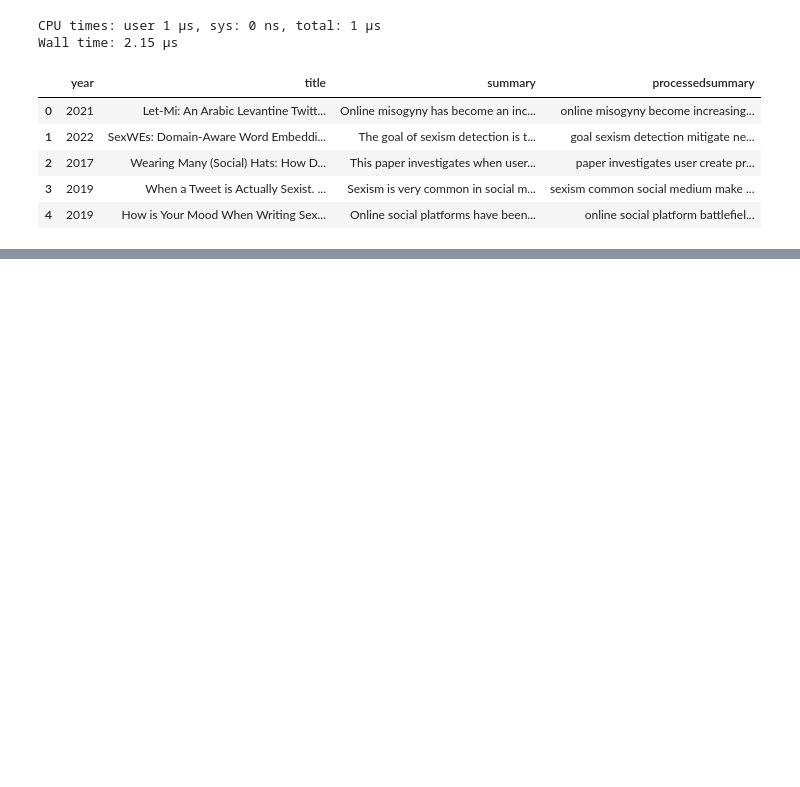
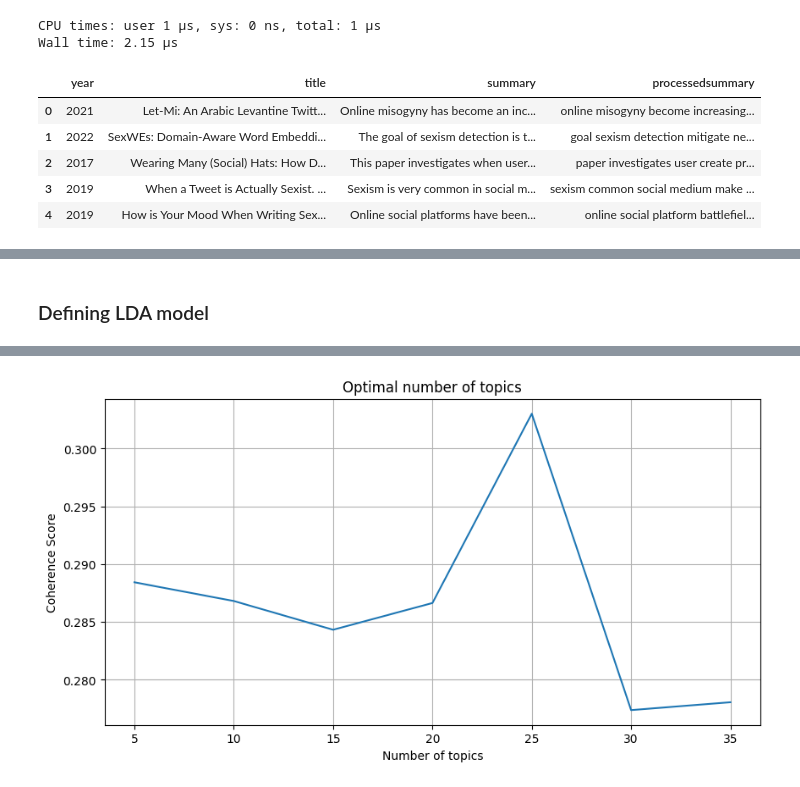
Before and after one commit to booktrackerGirl/Data-wrangling-and-analysis, a Jupyter notebook: Goggle Scholar Search/arXiv_analysis.ipynb, the cells around one changed output, grey strips where cells are left out. Drawn from its saved outputs; the diff is of its cells as text; code cells hidden in the pictures; blank space fills up the shorter version.

```diff
--- a/Goggle Scholar Search/arXiv_analysis.ipynb
+++ b/Goggle Scholar Search/arXiv_analysis.ipynb
@@ -322,0 +340,18 @@ Wall time: 2.15 µs
+# %%
+%time
+yDf = data[['year', 'title', 'tokens']].copy()
+
+bigram = gensim.models.Phrases(yDf['tokens'], min_count=5, threshold=100)
+bigramModel = gensim.models.phrases.Phraser(bigram)
+
+yDf['bigramTokens'] = yDf['tokens'].progress_map(lambda tokens: bigramModel[tokens])
+
+# Creating Dictionary
+id2word = Dictionary(yDf['bigramTokens'])
+
+# Creating Corpus
+texts = yDf['bigramTokens'].tolist()
+dictionary = Dictionary(texts)
+
+# Term Document Frequency
+corpus = [id2word.doc2bow(text) for text in texts]
@@ -322,0 +361,61 @@ Wall time: 2.15 µs
+# %% [markdown]
+### Defining LDA model
+# %%
+
+%time
+
+# Define LDA model in function that takes the number of topics as a parameter.
+def LDAmodel(num_topics, passes=1):
+    return gensim.models.ldamodel.LdaModel(
+        corpus=tqdm(corpus, leave=False),
+        id2word=id2word,
+        alpha='auto', eta='auto',
+        num_topics=num_topics, # the number of topics is equal to num_topics
+        random_state=2021,
+        eval_every=1,
+        chunksize=2000,
+        passes=passes,
+        per_word_topics=True
+        )
+
+def coherence_computation(model):
+    coherence = CoherenceModel(
+        model = model,
+        texts = texts,
+        dictionary = id2word, coherence='c_v'
+        )
+    return coherence.get_coherence()
+
+def display_topics(model):
+    topics = model.show_topics(num_topics=model.num_topics, formatted=False, num_words=10)
+    topics = map(lambda c: map(lambda cc: cc[0], c[1]), topics)
+    DATA = pd.DataFrame(topics)
+    DATA.index = ['topic_{0}'.format(i) for i in range(model.num_topics)]
+    DATA.columns = ['keyword_{0}'.format(i) for i in range(1, 10+1)]
+    return DATA
+
+def explore_models(DATA, range = range(5, 25)):
+    id2word = Dictionary(DATA['bigramTokens'])
+    texts = DATA['bigramTokens'].tolist()
+    corpus = [id2word.doc2bow(text) for text in texts]
+
+    coherence_values = []
+    model_list = []
+
+    for num_topics in tqdm(range, leave=False):
+        lda = LDAmodel(num_topics, passes=5)
+        model_list.append(lda)
+        coherence = coherence_computation(lda)
+        coherence_values.append(coherence)
+
+    fig = plt.figure(figsize=(10,5))
+    plt.title('Optimal number of topics')
+    plt.xlabel('Number of topics')
+    plt.ylabel('Coherence Score')
+    plt.grid(True)
+    plt.plot(range, coherence_values)
+
+    return coherence_values, model_list
+
+coherence_values, model_list = explore_models(yDf, range = range(5, 40, 5))
+# %% [output]
@@ -322,0 +424 @@ Wall time: 2.15 µs
+[figure, added]
```
Also changed, not shown: parts of 13 cells of this notebook.
